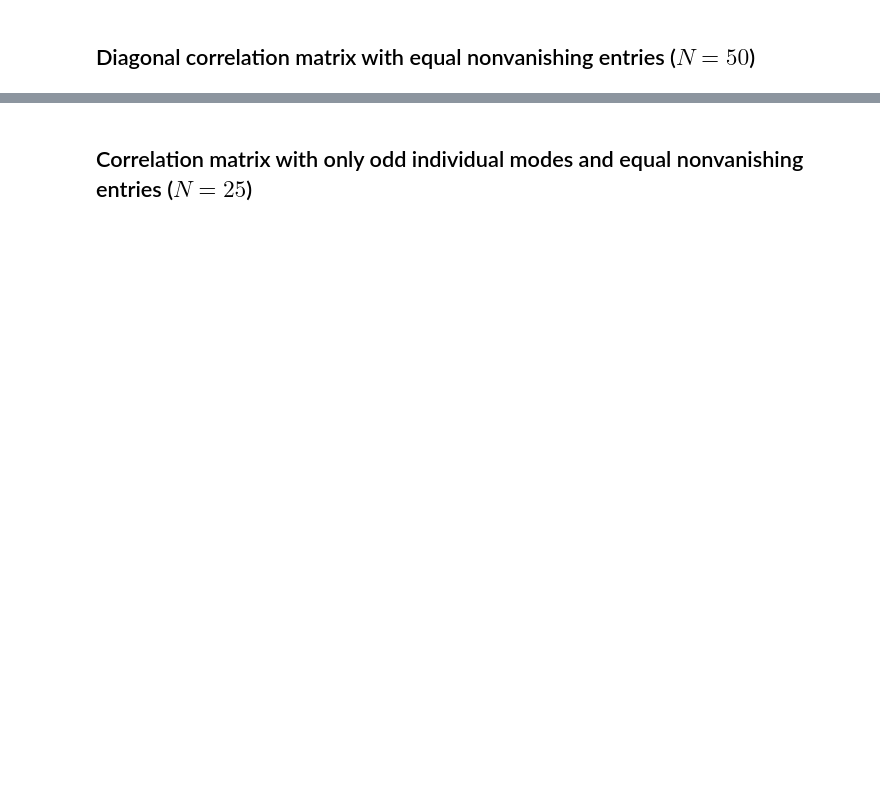
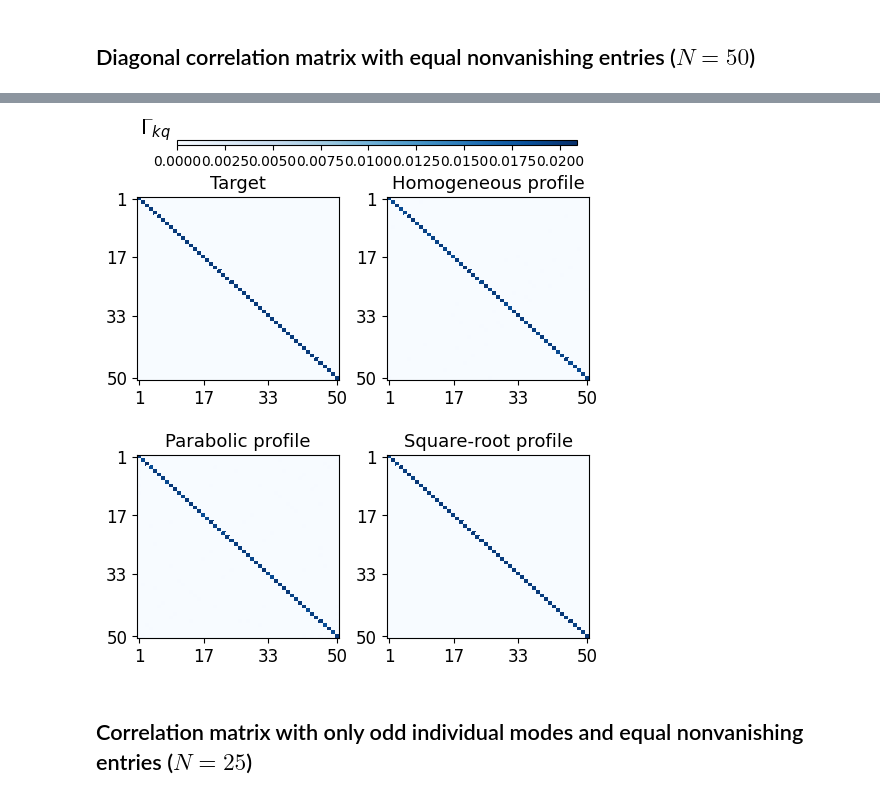
Before and after one commit to Jefferson-Delgado/ANW_sol, a Jupyter notebook: ANWs.ipynb, the cells around one changed output, grey strips where cells are left out. Saved outputs shown, nothing was run; the diff lists cells and outputs as text; code cells hidden in the pictures; blank space fills up the shorter version.

```diff
--- a/ANWs.ipynb
+++ b/ANWs.ipynb
@@ -1437,9 +1454,9 @@ pump_amp_para = np.array([0.15011699469792628, 0.11066713480315676, 0.0, 0.0, 0.
 pump_pha_para = np.array([4.101270482788576, 6.283185307179586, 0.23272282650185827, 2.9847180980914176, 4.2554785729860205, 1.2019527579038207, 0.6258150599278995, 4.566612074334283, 0.3291494611811856, 1.6964939801008807, 3.40655494721953, 6.0089673048450285, 4.895170678855671, 0.46852936683970164, 1.0540229745476735, 1.748403853944531, 0.647988698118076, 6.283185307179586, 4.442846319159226, 1.0156569084673532, 3.874042740762385, 5.91868559312111, 5.957090327992807, 1.0503587441359843, 4.520600434963619, 5.09819731868418, 2.617797550125224, 1.6684032128936166, 2.849660349284673, 5.210031366084904, 1.667180848092792, 6.263465256803513, 0.0, 2.6948764205994316, 2.832089287299905, 1.4165384474594152, 3.107127590126803, 4.687227981097658, 5.572672962166893, 5.479313928866475, 4.694326371144138, 0.8633089912470779, 1.298131454873991, 1.1967645417472956, 5.358028937110808, 1.1736969120110143, 2.748144832952015, 1.1474494347953625, 2.8884878774066034, 2.4197318186751056])
 
 # For square-root profile:
-z_sqrt = 0.0025853726353762428
-pump_amp_sqrt = np.array([0.1414221556696058, 0.14141563593751558, 0.1414152097509073, 0.14141435571395047, 0.1414155462125902, 0.14141727689540923, 0.14141474499471415, 0.14141467944332922, 0.14140868293974038, 0.14141648585970362, 0.1414137292472627, 0.14140688560480763, 0.14141142394427314, 0.14141981094646316, 0.14142960239305646, 0.1414330277170202, 0.14143167858720634, 0.14143496755361432, 0.14142580471426805, 0.1414191547964241, 0.1414334557140206, 0.141434232632317, 0.14141967589611862, 0.1414294987891335, 0.14143327520321994, 0.14142590908240577, 0.1414249588551436, 0.14143401345424567, 0.1414367765461218, 0.14144302170825587, 0.14143791892052396, 0.14144121149240899, 0.14143441514203522, 0.14142771268985468, 0.14142821698492425, 0.14141673832968907, 0.14140968550150015, 0.14140986005826317, 0.14141387711654008, 0.14141309312699904, 0.14140500672321266, 0.1414099897486047, 0.14141344121630636, 0.1414124392214448, 0.14140986590072135, 0.1414152048218314, 0.14141885005949756, 0.1414154070247745, 0.14141795735379692, 0.1414212264499225])
-pump_pha_sqrt = np.array([2.339098012200669, 0.08098218677124071, 1.8319745960320577, 4.592859291967795, 5.860096538427325, 5.26151208206552, 3.7960439249176714, 4.647935475782126, 1.9860767957503411, 5.935174615147559, 4.557823611879652, 1.9156324734263095, 5.5834125962414545, 3.4459067679275446, 3.3830143559595225, 2.735251553450932, 3.553352096051558, 4.593662753294879, 4.830796134718669, 0.7974525848805252, 2.5307314816494233, 1.9677876440521447, 3.5616938336211628, 5.91354932329245, 6.274373774302864, 1.8221840409791006, 3.4967857037312515, 1.6559039122795856, 1.1578904506970937, 2.279224943985842, 2.4352670631620192, 3.0352092006466056, 3.069345266242295, 3.915162139236928, 2.5430320434407516, 3.611898751701963, 0.4260116643987062, 4.210147641563527, 0.08153870640893666, 5.512595673626874, 2.9349024383097055, 5.783597608347813, 1.2018857801163387, 2.4742367837544315, 5.445096979024739, 0.04863565509266491, 5.925568006786597, 5.143318055936949, 2.388706968882746, 0.8205519733737426])
+z_sqrt = np.float64(12.341145982146427)
+pump_amp_sqrt = np.array([0.2639535674217105, 0.0028322721717542313, 0.20323733948778547, 0.0, 0.202189086900142, 0.0, 0.18765681916767926, 0.0, 0.1876916728928342, 0.0, 0.20770662988993144, 0.0, 0.1995257494748621, 0.0, 0.18986635572853702, 0.00521272139138308, 0.18963508193707948, 0.003676879610412538, 0.1903206426130942, 0.0, 0.1946843022430255, 0.0, 0.1983737005399182, 0.0, 0.19475298520351286, 0.0, 0.20125916936896465, 0.0, 0.20582598137432856, 0.000211417813109535, 0.2019969136601782, 0.0, 0.18203101307577435, 0.0, 0.1740038682763506, 0.0, 0.18122990790639873, 0.015149259473845858, 0.18809473538764548, 0.007373211212482103, 0.19615330343230836, 0.0, 0.231764607015931, 0.0, 0.1679566545170637, 0.0, 0.18295057389109887, 0.0, 0.24863341289354918, 0.0])
+pump_pha_sqrt = np.array([3.1415926662023423, 3.14159266320067, 3.1415926377501013, 3.1415926760648865, 3.141592631322469, 3.141592636220255, 3.1415926222374035, 3.1415926862503003, 3.141592650969538, 3.1415926512770125, 3.1415926750848873, 3.1415926748859553, 3.1415926682736783, 3.1415926547076607, 3.1415926378820176, 3.141592682286944, 3.1415926844921516, 3.141592646353134, 3.141592662462422, 3.14159265340363, 3.1415926712349926, 3.141592656540579, 3.1415926832973824, 3.1415926571509187, 3.1415926655046795, 3.141592655374547, 3.141592674985373, 3.141592685097044, 3.1415926872049993, 3.141592721274724, 3.1415926897351434, 3.1415927092977776, 3.1415927238412715, 3.141592680945669, 3.1415927055106785, 3.1415926784893298, 3.14159266878455, 3.1415926854357745, 3.1415926841178368, 3.1415926443759226, 3.1415926942895163, 3.1415926481101555, 3.1415926775105767, 3.141592654374228, 3.1415926718416767, 3.1415926530857683, 3.141592685091056, 3.1415926516906834, 3.1415927011376716, 3.1415926539559846])
 
 # Make phases zero for null injections
 pump_pha_homo = np.where(pump_amp_homo, pump_pha_homo, 0)
@@ -1515,34 +1538,43 @@ plt.show()
 # %%
 fig = plt.figure(figsize=(5, 5), layout="constrained")
 spec = fig.add_gridspec(2, 2, hspace=0.10)
+
+if N % 2 == 0:
+  xticks = np.array([0.5, round(N/3) - 0.5, round(2*N/3) - 0.5, N - 0.5])
+  xlabels = np.array([1, round(N/3), round(2*N/3), N])
+else:
+  xticks = np.array([0.5, round(N/4) + 0.5, N/2, round(3*N/4) - 0.5, N - 0.5])
+  xlabels = xticks - N/ 2
 
 ax0 = fig.add_subplot(spec[0, 0])
 ax1 = fig.add_subplot(spec[0, 1])
 ax2 = fig.add_subplot(spec[1, 0])
 ax3 = fig.add_subplot(spec[1, 1])
 
 vmax = max(corr_ideal.max(), corr_homo.max(), corr_para.max())
 pc1 = ax0.pcolor(corr_ideal, vmin=0, vmax=vmax, cmap='Blues')
 cbar_ax = fig.add_axes([0.15, 1.05, 0.8, 0.01])
 cbar = fig.colorbar(pc1, cax=cbar_ax, orientation='horizontal')
 pc2 = ax1.pcolor(corr_homo, vmin=0, vmax=vmax, cmap='Blues')
 pc3 = ax2.pcolor(corr_para, vmin=0, vmax=vmax, cmap='Blues')
 pc3 = ax3.pcolor(corr_sqrt, vmin=0, vmax=vmax, cmap='Blues')
 
 for i, ax in enumerate([ax0, ax1, ax2, ax3]):
   ax.set_yticks(xticks, xlabels, fontsize=12)
   ax.set_xticks(xticks, xlabels, fontsize=12)
 
 ax0.set_title('Target', fontsize=13)
 ax1.set_title('Homogeneous profile', fontsize=13)
 ax2.set_title('Parabolic profile', fontsize=13)
 ax3.set_title('Square-root profile', fontsize=13)
 for axis in [ax0, ax1, ax2, ax3]: axis.yaxis.set_inverted(True)
 cbar.ax.tick_params(axis='y', labelsize=11)
 cbar.ax.get_yaxis().labelpad = 15
 cbar.ax.set_ylabel('$\\Gamma_{{kq}}$', rotation=0, fontsize=15)
 
 plt.show()
+# %% [output]
+[figure, added]
 # %% [markdown]
 ## Correlation matrix with only odd individual modes and equal nonvanishing entries ($N=25$)
 # %%
```
Also changed, not shown: parts of 32 cells of this notebook.
